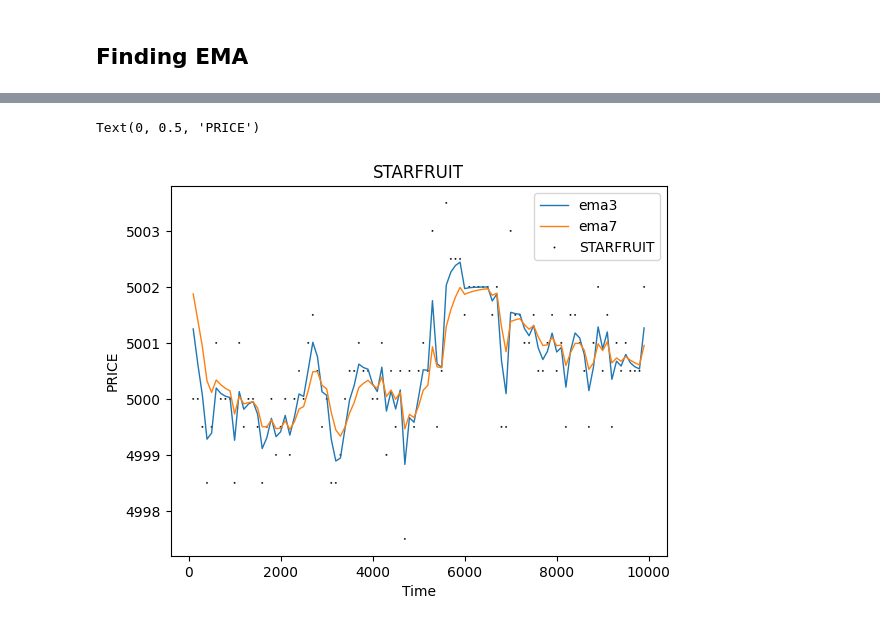
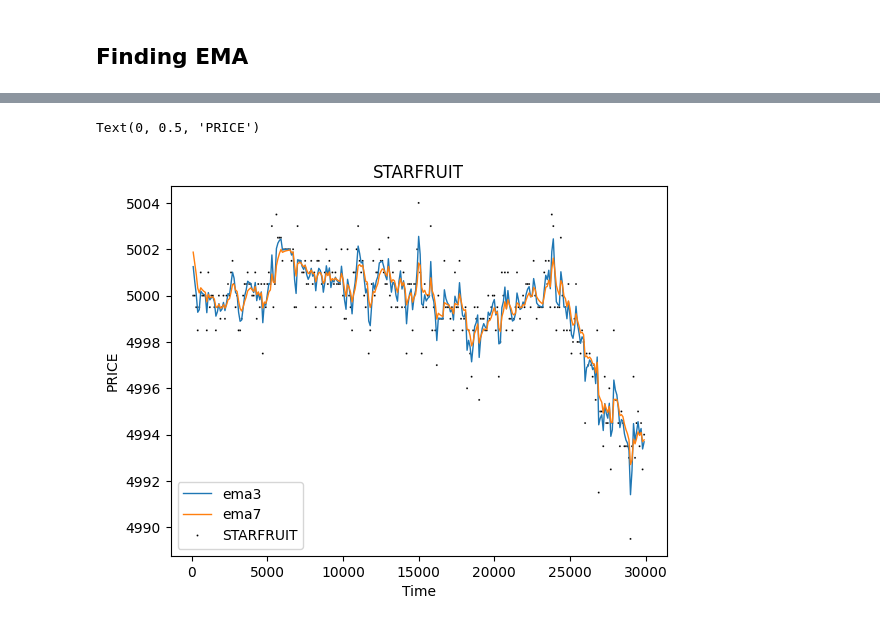
Before and after one commit to VincentG03/IMC-Poverty, a Jupyter notebook: Ziheng/output.ipynb, the cells around one changed output, grey strips where cells are left out. Drawn from its saved outputs; the diff is of its cells as text; code cells hidden in the pictures.

```diff
--- a/Ziheng/output.ipynb
+++ b/Ziheng/output.ipynb
@@ -135,11 +135,11 @@ Text(0, 0.5, 'PRICE')
 # %%
-sns.lineplot(data=df[df['product'] == 'STARFRUIT'].iloc[:100], x='timestamp', y='ema3_STARFRUIT', label='ema3', linewidth=1)
-sns.lineplot(data=df[df['product'] == 'STARFRUIT'].iloc[:100], x='timestamp', y='ema7_STARFRUIT', label='ema7', linewidth=1)
-sns.scatterplot(data=df[df['product'] == 'STARFRUIT'].iloc[:100], x='timestamp', y='mid_price', hue='product', s = 2, palette=['#000000'])
+sns.lineplot(data=df[df['product'] == 'STARFRUIT'].iloc[:300], x='timestamp', y='ema3_STARFRUIT', label='ema3', linewidth=1)
+sns.lineplot(data=df[df['product'] == 'STARFRUIT'].iloc[:300], x='timestamp', y='ema7_STARFRUIT', label='ema7', linewidth=1)
+sns.scatterplot(data=df[df['product'] == 'STARFRUIT'].iloc[:300], x='timestamp', y='mid_price', hue='product', s = 2, palette=['#000000'])
 plt.title('STARFRUIT')
 plt.xlabel('Time')
 plt.legend()
 plt.ylabel('PRICE')
 # %% [output]
 Text(0, 0.5, 'PRICE')
-[figure, old version]
+[figure, new version]
```
Also changed, not shown: parts of 1 cell of this notebook.
